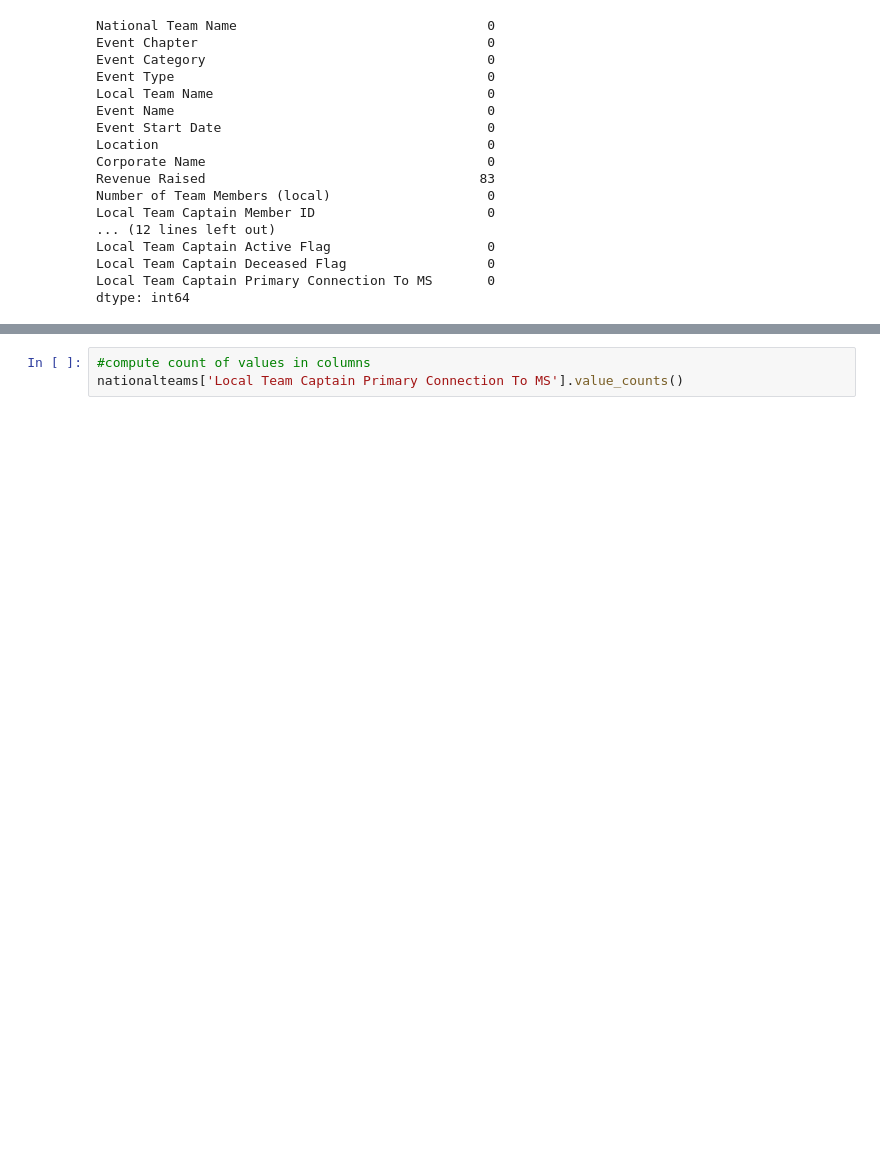
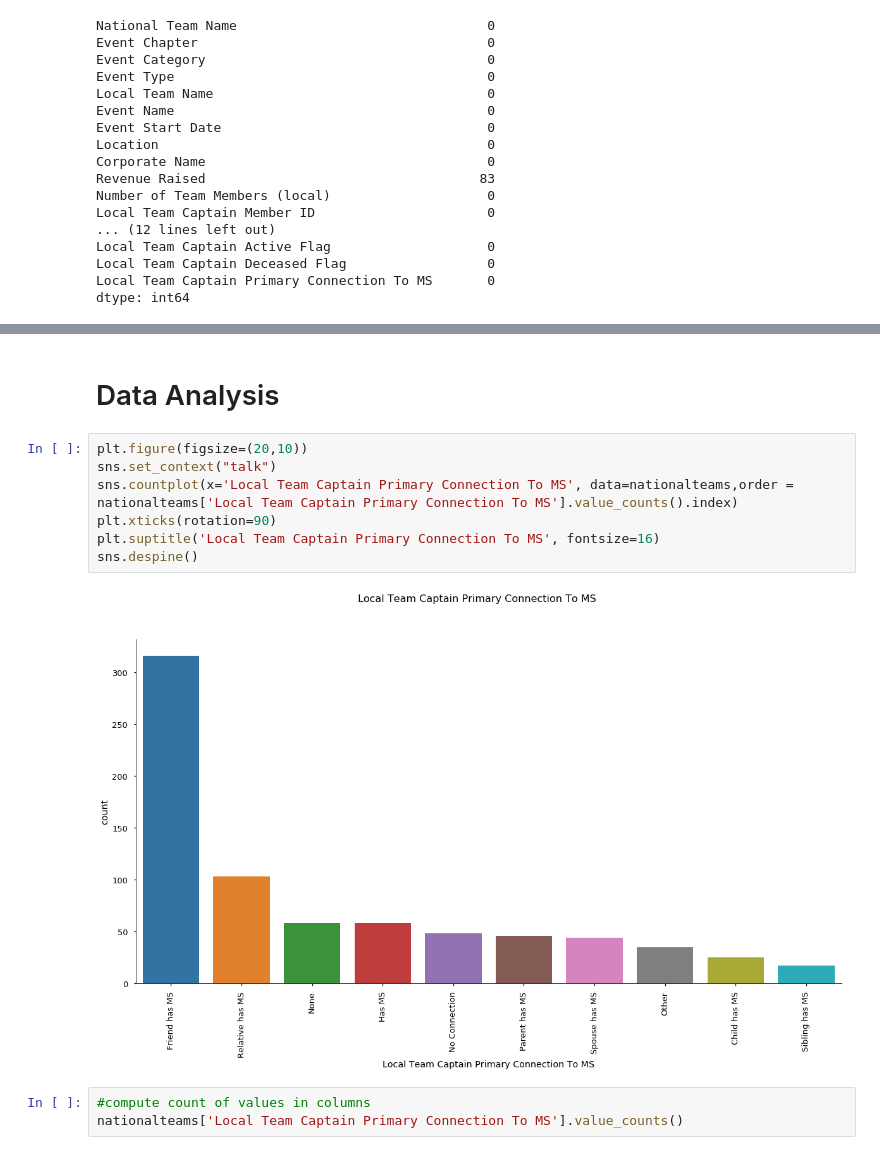
Before and after one commit to mills-jeffreyb/GENBA894, a Jupyter notebook: Mills_Jeff_CapstoneProject-National Bike Teams.ipynb, the cells around one changed output, grey strips where cells are left out. Drawn from its saved outputs; the diff is of its cells as text; blank space fills up the shorter version.

```diff
--- a/Mills_Jeff_CapstoneProject-National Bike Teams.ipynb
+++ b/Mills_Jeff_CapstoneProject-National Bike Teams.ipynb
@@ -135,4 +138,15 @@ Local Team Captain Primary Connection To MS       60
 dtype: int64
+# %% [markdown]
+# Data Analysis
+# %%
+plt.figure(figsize=(20,10))
+sns.set_context("talk")
+sns.countplot(x='Local Team Captain Primary Connection To MS', data=nationalteams,order = nationalteams['Local Team Captain Primary Connection To MS'].value_counts().index)
+plt.xticks(rotation=90)
+plt.suptitle('Local Team Captain Primary Connection To MS', fontsize=16)
+sns.despine()
+# %% [output]
+[figure, added]
 # %%
 #compute count of values in columns
 nationalteams['Local Team Captain Primary Connection To MS'].value_counts()
```
Also changed, not shown: parts of 22 cells of this notebook, 4 other files.
